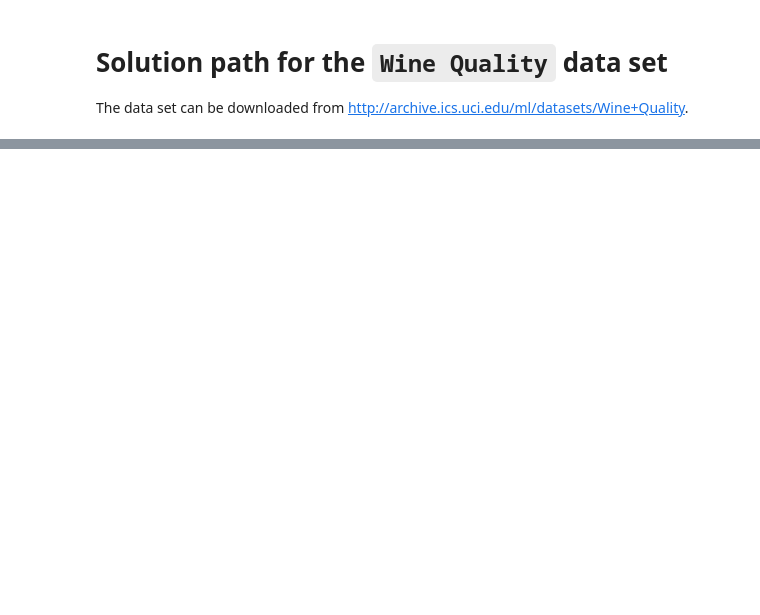
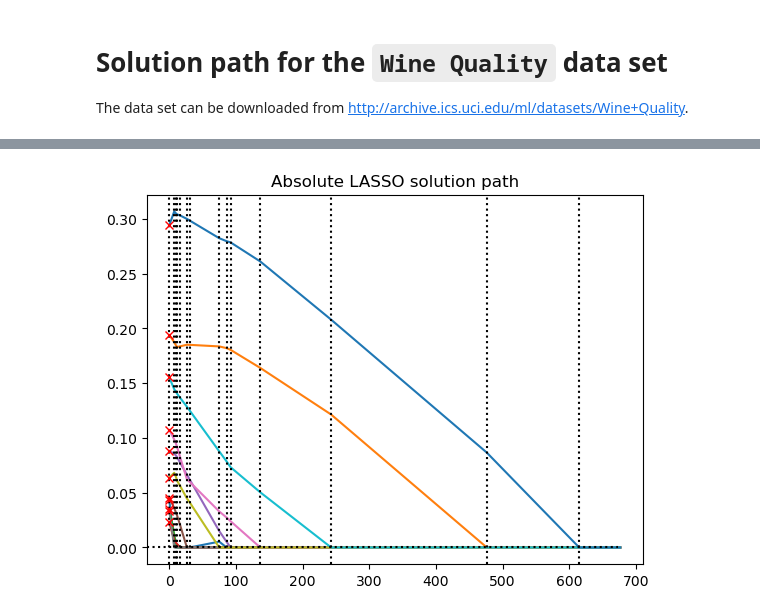
Before and after one commit to x-dupuis/slope-path, a Jupyter notebook: experiments/full_paths/wine-quality.ipynb, the cells around one changed output, grey strips where cells are left out. Cells and saved outputs as stored; diff of their text form; code cells hidden in the pictures; blank space fills up the shorter version.

```diff
--- a/experiments/full_paths/wine-quality.ipynb
+++ b/experiments/full_paths/wine-quality.ipynb
@@ -86,0 +88,3 @@ elapsed time = 1.95e-03s, crossed nodes = 6, primal-dual gap = 8.53e-13
+# %%
+# Full LASSO path
+Gamma, Sol, S, Split, T = full_path_LASSO(X, y, ratio=1., k_max=1e4, rtol_sign=1e-10, atol_sign = 1e-10, rtol_gamma=1e-10, split_max=1e1, log=1)
@@ -86,0 +106,18 @@ elapsed time = 1.95e-03s, crossed nodes = 6, primal-dual gap = 8.53e-13
+# %%
+# Absolute LASSO solution path + ols
+abs_Sol = [np.abs(sol) for sol in Sol]
+
+ols = np.linalg.solve(X.T@X, X.T@y)
+abs_ols = np.abs(ols)
+
+fig, ax = plt.subplots()
+ax.plot([1.1*Gamma[0]] + Gamma, [Sol[0]] + abs_Sol)
+for gamma in Gamma:
+    ax.axvline(gamma, color='k', linestyle=':')
+ax.axhline(0, color='k', linestyle=':', xmax=0.95)
+ax.plot(0, [np.abs(ols)], 'rx')
+# ax.set_xscale('symlog')
+ax.set_title('Absolute LASSO solution path')
+plt.show()
+# %% [output]
+[figure, added]
```
Also changed, not shown: parts of 8 cells of this notebook, 3 other files.
